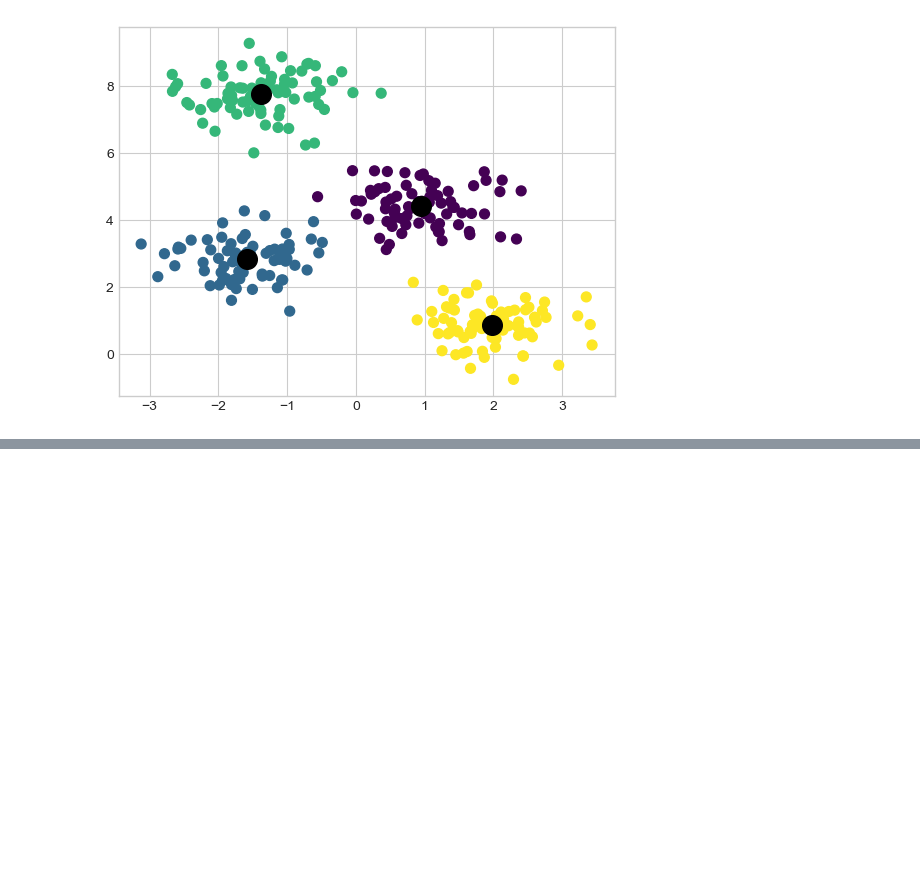
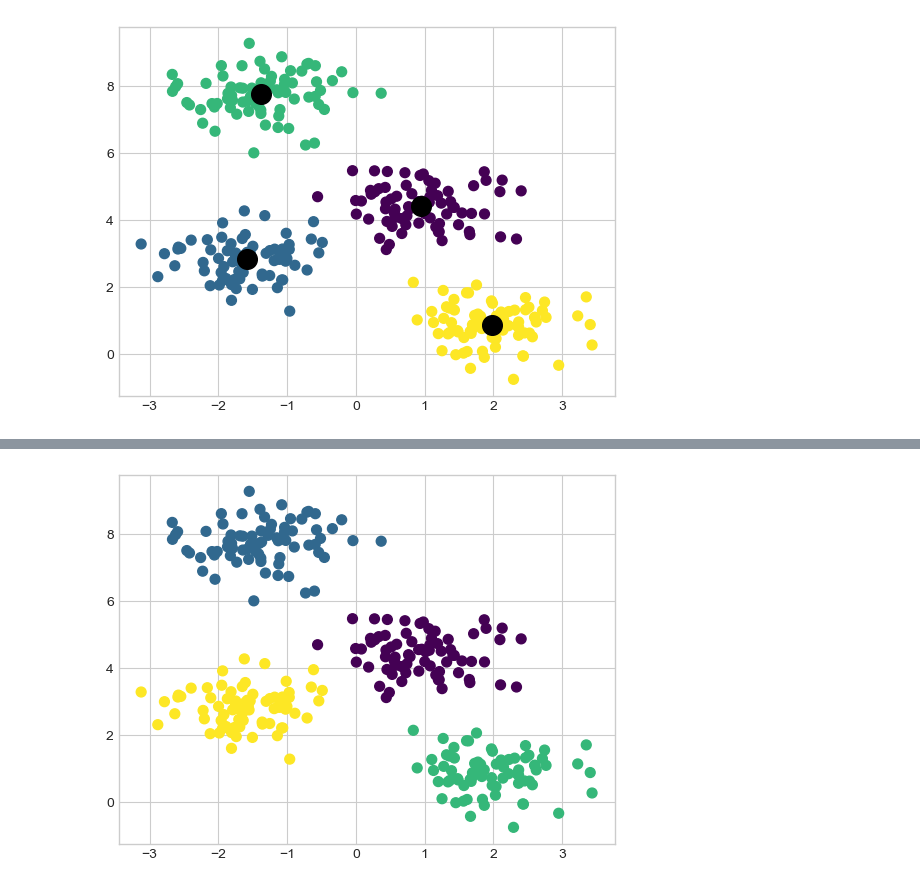
Before and after one commit to Spin8Cycle/ds-proj-remote, a Jupyter notebook: PDSHEx/ml_sklearn_notes/ml_kMeans_clustering.ipynb, the cells around one changed output, grey strips where cells are left out. Saved outputs shown, nothing was run; the diff lists cells and outputs as text; code cells hidden in the pictures; blank space fills up the shorter version.

```diff
--- a/PDSHEx/ml_sklearn_notes/ml_kMeans_clustering.ipynb
+++ b/PDSHEx/ml_sklearn_notes/ml_kMeans_clustering.ipynb
@@ -46,0 +130,24 @@ plt.scatter(centers[:, 0], centers[:, 1], c='black', s=200);
+# %%
+from sklearn.metrics import pairwise_distances_argmin
+
+def find_clusters(X, n_clusters, rseed=2):
+    # 1. Randomly choose clusters
+    rng = np.random.RandomState(rseed)
+    i = rng.permutation(X.shape[0])[:n_clusters]
+    centers = X[i]
+
+    while True:
+        # 2a. Assign labels based on closest center
+        labels = pairwise_distances_argmin(X, centers)
+        # 2b. Find new centers from means of points
+        new_centers = np.array([X[labels == i].mean(0) for i in range(n_clusters)])
+        # 2c. Check for convergence
+        if np.all(centers == new_centers):
+            break
+        centers = new_centers
+    return centers, labels
+
+centers, labels = find_clusters(X, 4)
+plt.scatter(X[:, 0], X[:, 1], c=labels, s=50, cmap='viridis');
+# %% [output]
+[figure, added]
```
Also changed, not shown: parts of 10 cells of this notebook.
